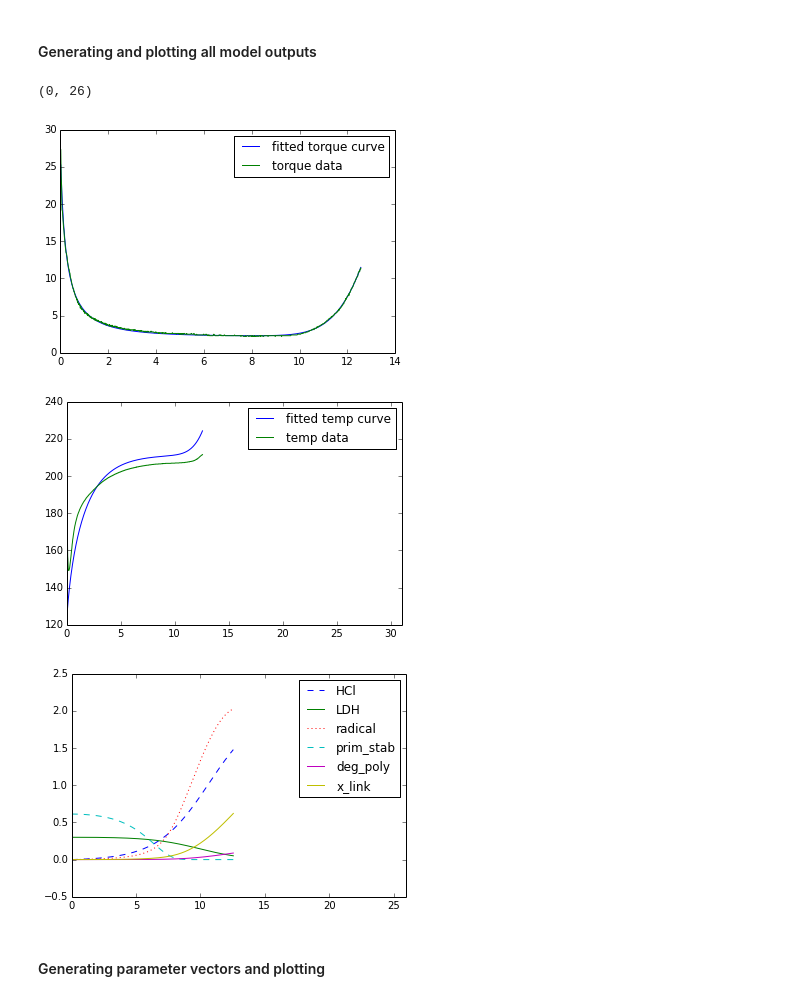
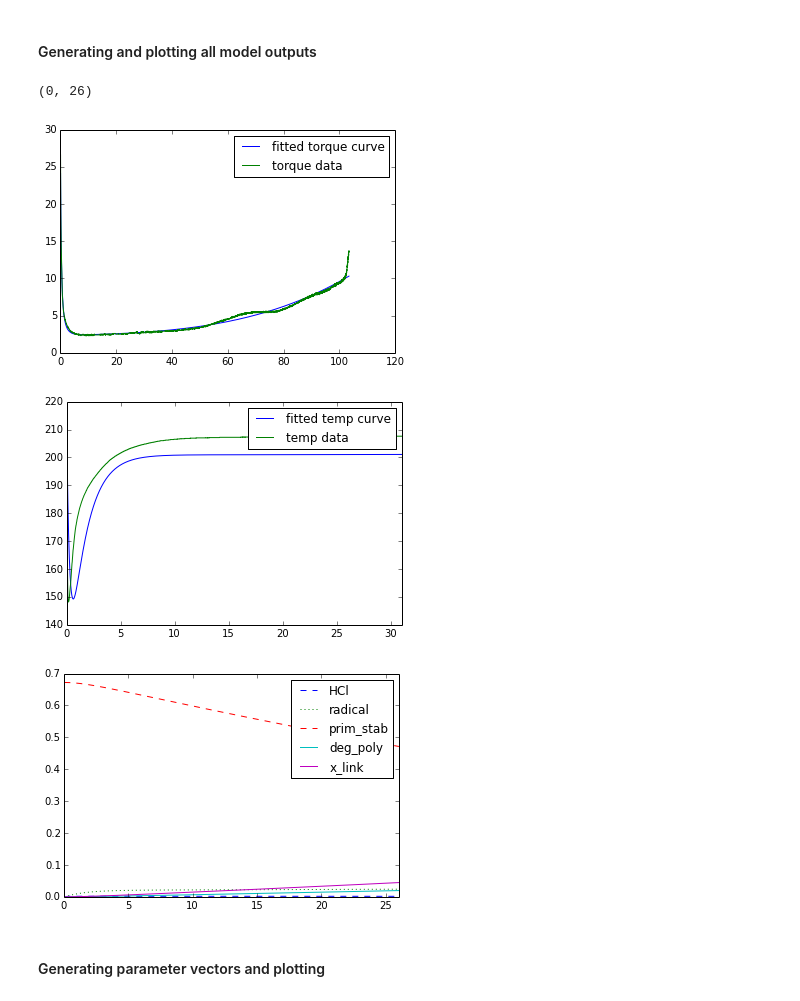
Before and after one commit to TimothyJohnLange/TorqueRheometerAnalysis, a Jupyter notebook: Fit_parameters_to_multi_files.ipynb, the cells around one changed output. Drawn from its saved outputs; the diff is of its cells as text; code cells hidden in the pictures.

```diff
--- a/Fit_parameters_to_multi_files.ipynb
+++ b/Fit_parameters_to_multi_files.ipynb
@@ -19,7 +19,6 @@ no_files = len(files)
 # %%
 t = tm()
 all_ps = []
-all_LDH_0 = []
 all_LDH_type = []
 
 for i, f in enumerate(files):
@@ -33,11 +32,10 @@ for i, f in enumerate(files):
 
     # Parsing filenames
     LDH_0, LDH_type = file_parse(f)
-    all_LDH_0 = append(all_LDH_0, LDH_0)
     all_LDH_type = append(all_LDH_type, LDH_type)
 
     # Initialising and limiting parameters
-    p = parameters()
+    p = parameters(LDH_0)
 
     # Fitting data
     result = minimize(fcn2min_torque, p, args=(time_data, torque_data))
@@ -71,7 +69,7 @@ Completed Fit
 # %% [markdown]
 #### Analysing results
 # %%
-spec_result = 0
+spec_result = 100
 report_fit(all_ps[spec_result], show_correl=False)
 # %% [output]
 [[Variables]]
@@ -107,30 +106,30 @@ HCl, LDH, poly_act, radical, prim_stab, deg_poly, x_link, T, Tm, mu, torque = cu
 # %%
 figure()
 plot(time_data, torque, label='fitted torque curve')
 plot(time_data, torque_data, label='torque data')
 legend()
 
 figure()
 plot(time_data, Tm, label='fitted temp curve')
 plot(time_data, temp_data, label='temp data')
 legend()
 xlim([0, 31])
 
 figure()
 plot(time_data, HCl, '--', label='HCl')
-plot(time_data, LDH, label='LDH')
+#plot(time_data, LDH, label='LDH')
 #plot(time_data, poly_act, '-.', label='poly_act')
 plot(time_data, radical, ':', label='radical')
 plot(time_data, prim_stab, '--', label='prim_stab')
 plot(time_data, deg_poly, label='deg_poly')
 plot(time_data, x_link, label='x_link')
 legend()
 xlim([0, 26])
 # %% [output]
 (0, 26)
-[figure, old version]
+[figure, new version]
-[figure, old version]
+[figure, new version]
-[figure, old version]
+[figure, new version]
 # %% [markdown]
 #### Generating parameter vectors and plotting
 # %%
```
Also changed, not shown: parts of 10 cells of this notebook, 2 other files.
